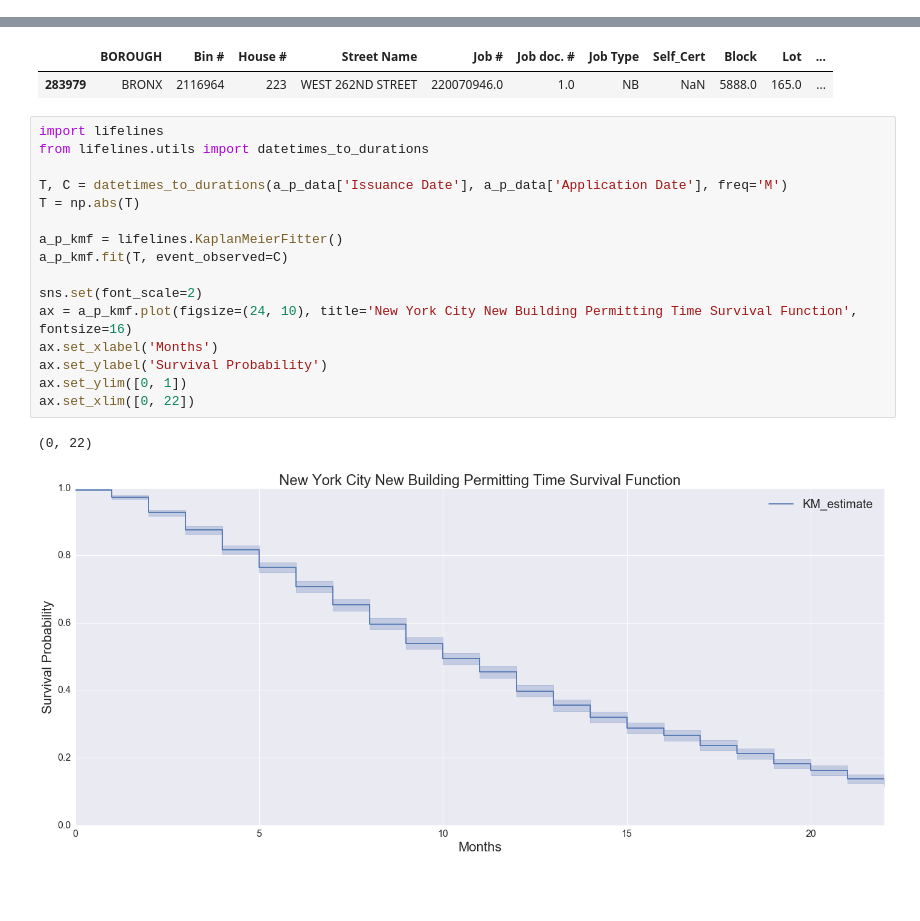
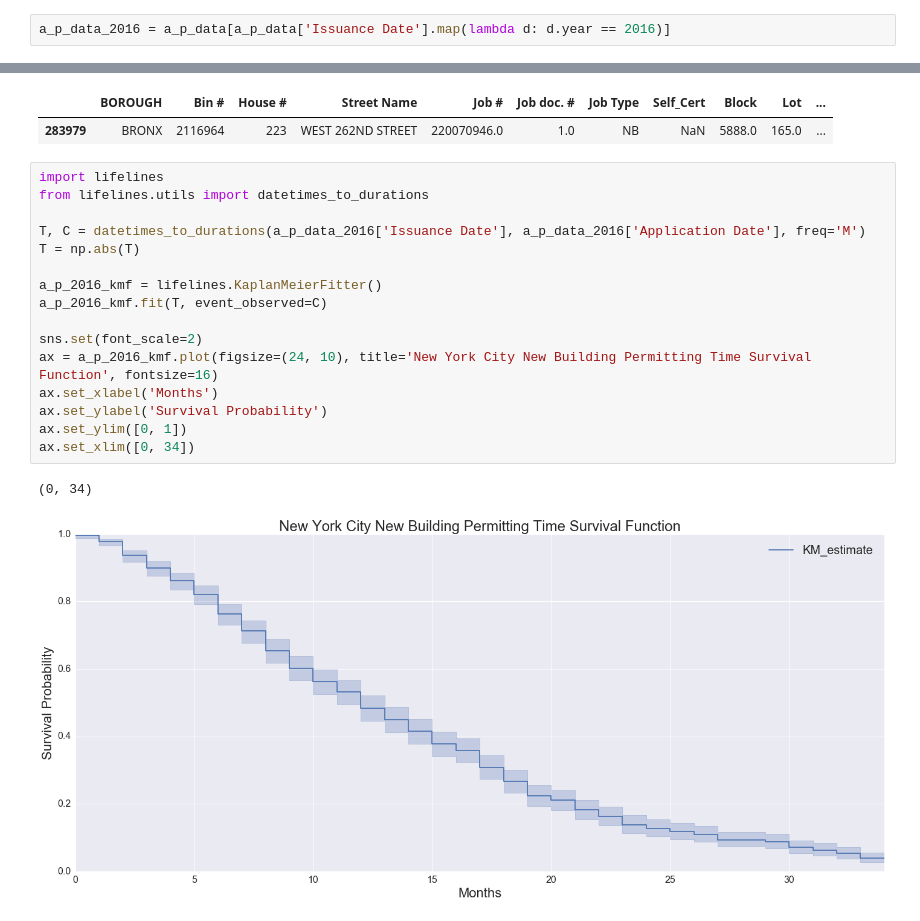
Before and after one commit to techelo/nyc-construction-timeline, a Jupyter notebook: Application-Permit-Occupancy Analysis.ipynb, the cells around one changed output, grey strips where cells are left out. Saved outputs shown, nothing was run; the diff lists cells and outputs as text; blank space fills up the shorter version.

```diff
--- a/Application-Permit-Occupancy Analysis.ipynb
+++ b/Application-Permit-Occupancy Analysis.ipynb
@@ -262,3 +280,5 @@ The safest way to deal with this is to simply limit ourselves to the first 22 mo
+# %%
+a_p_data_2016 = a_p_data[a_p_data['Issuance Date'].map(lambda d: d.year == 2016)]
 # %%
 a_p_data.head(1)
 # %% [output]
@@ -267,19 +287,19 @@ a_p_data.head(1)
 # %%
 import lifelines
 from lifelines.utils import datetimes_to_durations
 
-T, C = datetimes_to_durations(a_p_data['Issuance Date'], a_p_data['Application Date'], freq='M')
+T, C = datetimes_to_durations(a_p_data_2016['Issuance Date'], a_p_data_2016['Application Date'], freq='M')
 T = np.abs(T)
 
-a_p_kmf = lifelines.KaplanMeierFitter()
-a_p_kmf.fit(T, event_observed=C)
+a_p_2016_kmf = lifelines.KaplanMeierFitter()
+a_p_2016_kmf.fit(T, event_observed=C)
 
 sns.set(font_scale=2)
-ax = a_p_kmf.plot(figsize=(24, 10), title='New York City New Building Permitting Time Survival Function', fontsize=16)
+ax = a_p_2016_kmf.plot(figsize=(24, 10), title='New York City New Building Permitting Time Survival Function', fontsize=16)
 ax.set_xlabel('Months')
 ax.set_ylabel('Survival Probability')
 ax.set_ylim([0, 1])
-ax.set_xlim([0, 22])
+ax.set_xlim([0, 34])
 # %% [output]
-(0, 22)
+(0, 34)
-[figure, old version]
+[figure, new version]
```
Also changed, not shown: parts of 21 cells of this notebook, 4 other files.
